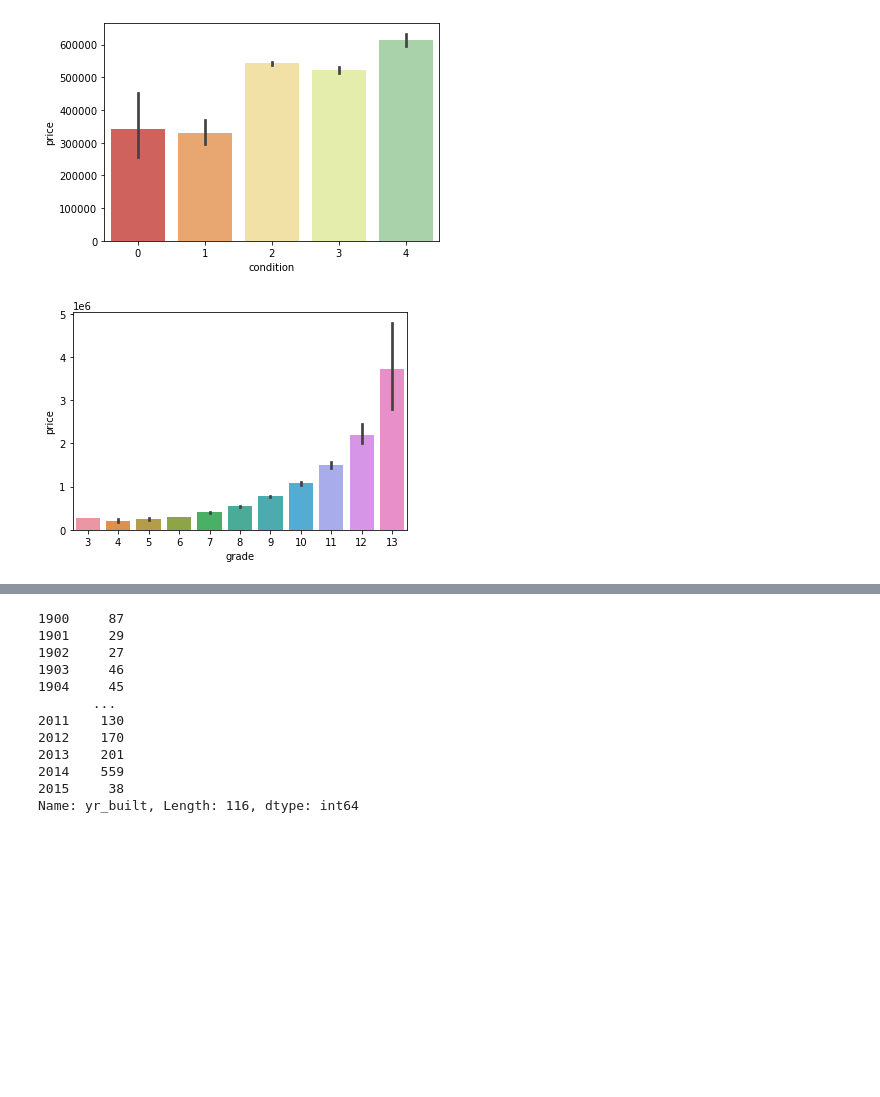
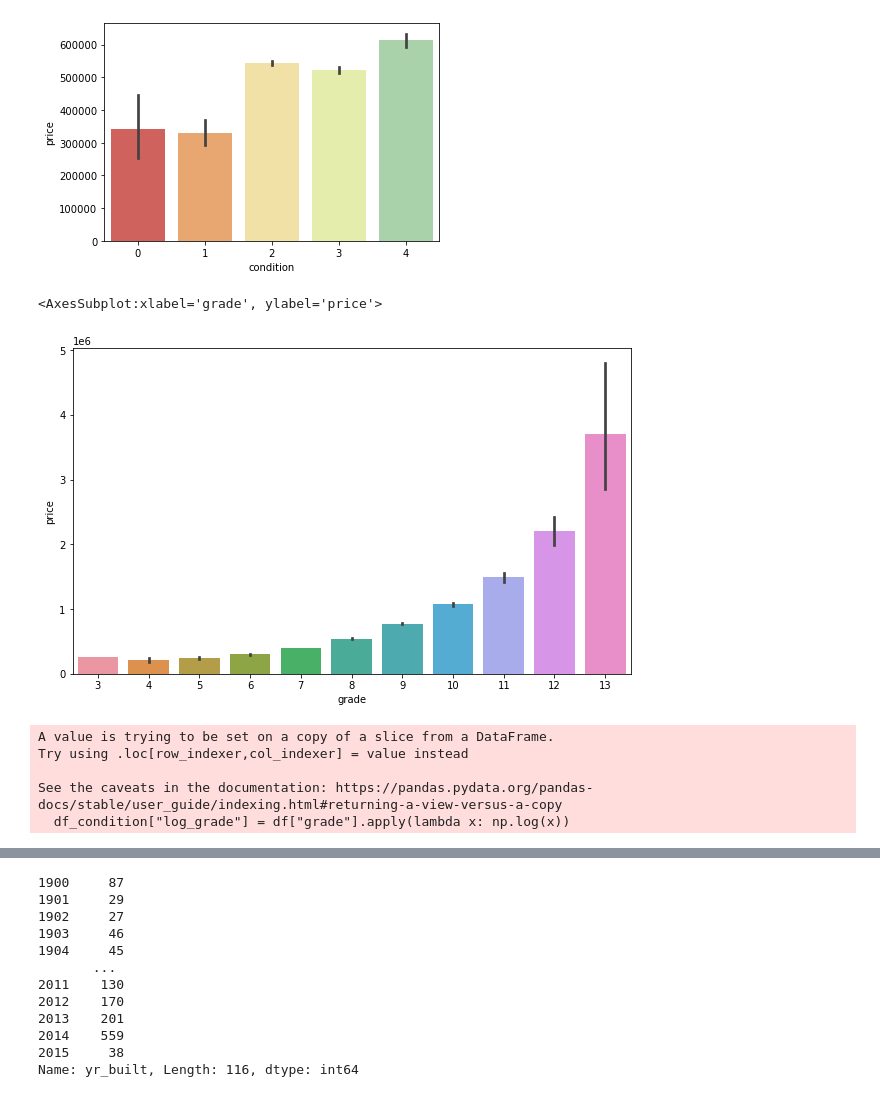
Before and after one commit to vivyhasadream/DS_P2_King-County-House-Sales-Predict, a Jupyter notebook: Han_2_EDA.ipynb, the cells around one changed output, grey strips where cells are left out. Drawn from its saved outputs; the diff is of its cells as text; code cells hidden in the pictures; blank space fills up the shorter version.

```diff
--- a/Han_2_EDA.ipynb
+++ b/Han_2_EDA.ipynb
@@ -313,7 +346,7 @@ Index(['price', 'bedrooms', 'bathrooms', 'sqft_living', 'sqft_lot', 'floors',
        'sqft_living15', 'sqft_lot15'],
       dtype='object')
 # %%
-col_selector = ['price','grade','condition','yr_built', 'yr_renovated']
+col_selector = ['price','grade','condition','yr_built', 'yr_renovated','sqft_living']
 df_condition = df[col_selector]
 df_condition.head()
 # %% [output]
@@ -329,6 +362,16 @@ sns.barplot(x = 'condition', y = 'price', data = df_condition)
 <AxesSubplot:xlabel='condition', ylabel='price'>
 [figure]
 # %%
-sns.barplot(x = 'grade', y = 'price', data = df_condition);
+fig,ax = plt.subplots(figsize=(10,6))
+sns.barplot(x = 'grade', y = 'price', data = df_condition,ax=ax)
 # %% [output]
+<AxesSubplot:xlabel='grade', ylabel='price'>
-[figure, old version]
+[figure, new version]
+# %%
+df_condition["log_grade"] = df["grade"].apply(lambda x: np.log(x))
+# %% [output]
+A value is trying to be set on a copy of a slice from a DataFrame.
+Try using .loc[row_indexer,col_indexer] = value instead
+
+See the caveats in the documentation: https://pandas.pydata.org/pandas-docs/stable/user_guide/indexing.html#returning-a-view-versus-a-copy
+  df_condition["log_grade"] = df["grade"].apply(lambda x: np.log(x))
```
Also changed, not shown: parts of 48 cells of this notebook, 4 other files.
